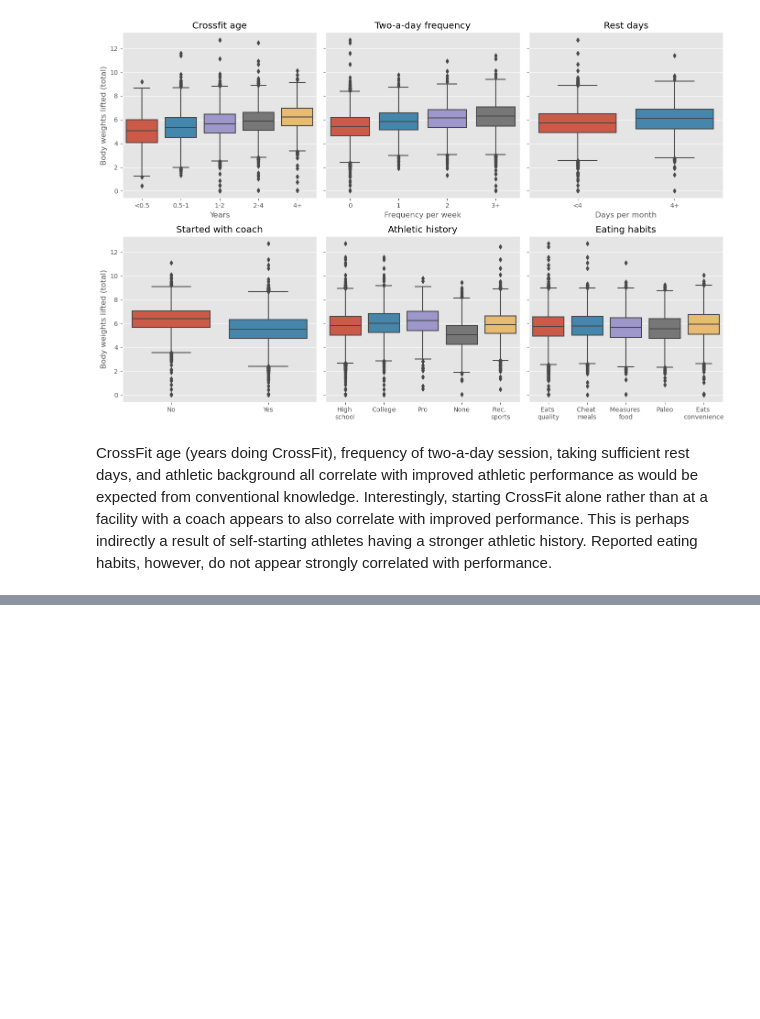
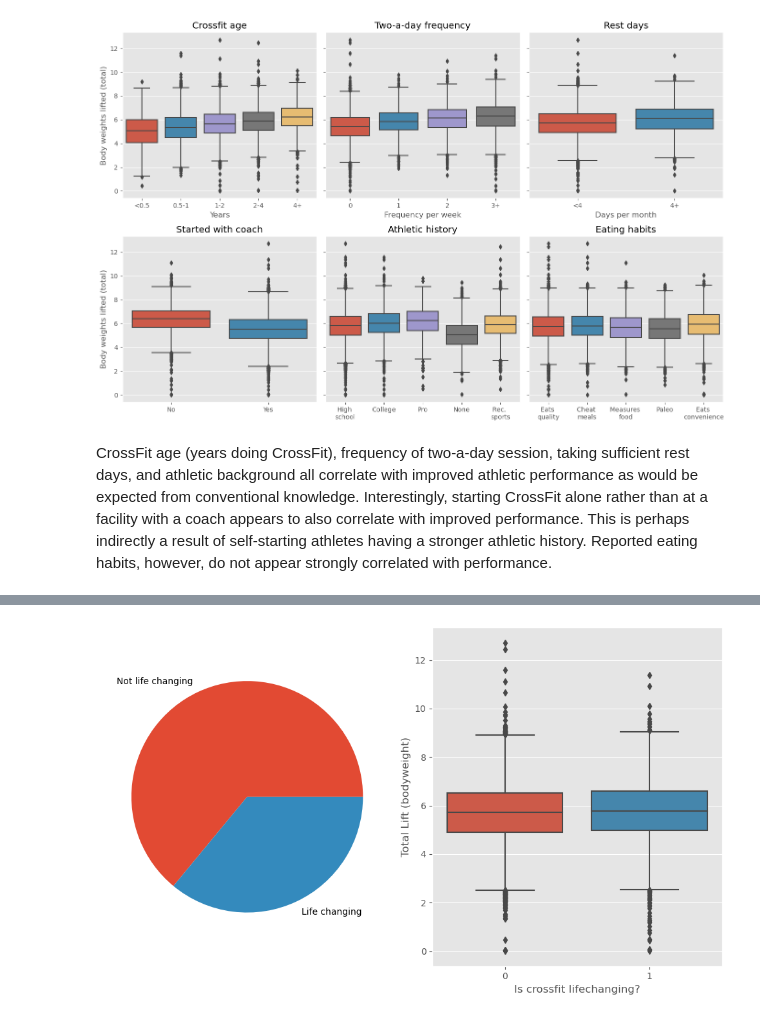
Before and after one commit to NinaCilliers/crossfit_project, a Jupyter notebook: crossfit_project.ipynb, the cells around one changed output, grey strips where cells are left out. Drawn from its saved outputs; the diff is of its cells as text; code cells hidden in the pictures; blank space fills up the shorter version.

```diff
--- a/crossfit_project.ipynb
+++ b/crossfit_project.ipynb
@@ -543,0 +548,14 @@ CrossFit age (years doing CrossFit), frequency of two-a-day session, taking suff
+# %%
+changed = df['life_changing'].sum()
+not_changed = df.shape[0]-changed #non-answers are considered non-life changing responses
+
+plt.subplot(1,2,1)
+plt.pie([not_changed, changed],labels=['Not life changing','Life changing'])
+
+plt.subplot(1,2,2)
+sns.boxplot(x = df.life_changing, y=df.total_lift)
+plt.ylabel('Total Lift (bodyweight)')
+plt.xlabel('Is crossfit lifechanging?')
+plt.tight_layout()
+# %% [output]
+[figure, added]
```
Also changed, not shown: parts of 5 cells of this notebook.
